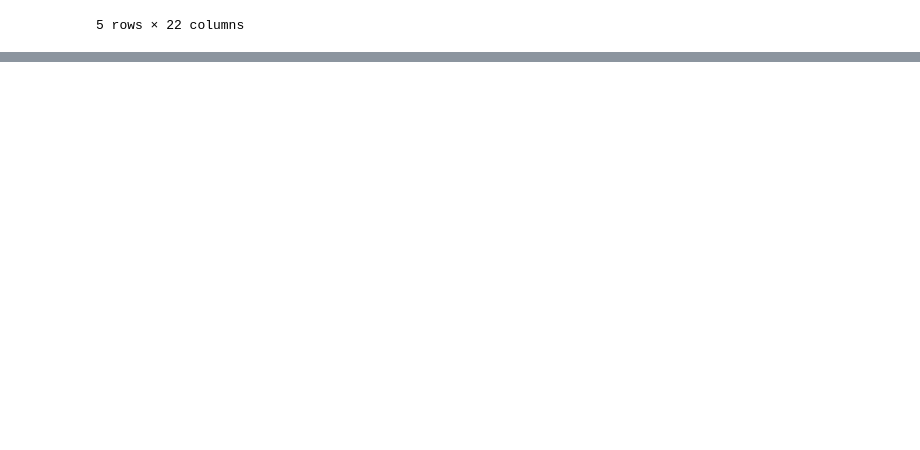
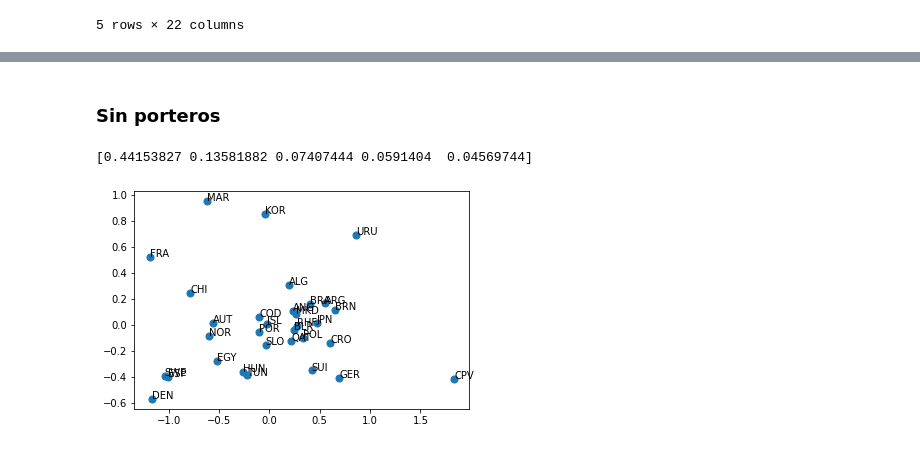
Before and after one commit to SergioMartinezCid/MUII-DSI-2022-23, a Jupyter notebook: Clustering/DSI_Trabajo_Clústering.ipynb, the cells around one changed output, grey strips where cells are left out. Saved outputs shown, nothing was run; the diff lists cells and outputs as text; code cells hidden in the pictures; blank space fills up the shorter version.

```diff
--- a/Clustering/DSI_Trabajo_Clústering.ipynb
+++ b/Clustering/DSI_Trabajo_Clústering.ipynb
@@ -157,0 +186,15 @@ player_no_goalkeepers_df.head()
+# %% [markdown]
+### Sin porteros
+# %%
+team_no_goalkeepers_df_pca = estimator.fit_transform(team_no_goalkeepers_df[['7mGoals', '7mMissed', '6mGoals', '6mMissed', 'WingGoals', 'WingMissed', 'BTGoals', 'BTMissed', 'FBGoals', 'FBMissed', 'EGGoals', 'EGMissed', '9mGoals', '9mMissed', 'TF', '2Min', 'AS', 'ST', 'BS']])
+print(estimator.explained_variance_ratio_)
+
+
+fig, ax = plt.subplots()
+ax.scatter(team_no_goalkeepers_df_pca[:,0], team_no_goalkeepers_df_pca[:,1] ,s=50)
+
+for i in range(0,len(team_no_goalkeepers_df_pca)):
+    ax.annotate(team_no_goalkeepers_df.index[i], (team_no_goalkeepers_df_pca[i,0], team_no_goalkeepers_df_pca[i,1]))
+# %% [output]
+[0.44153827 0.13581882 0.07407444 0.0591404  0.04569744]
+[figure, added]
```
Also changed, not shown: parts of 32 cells of this notebook.
